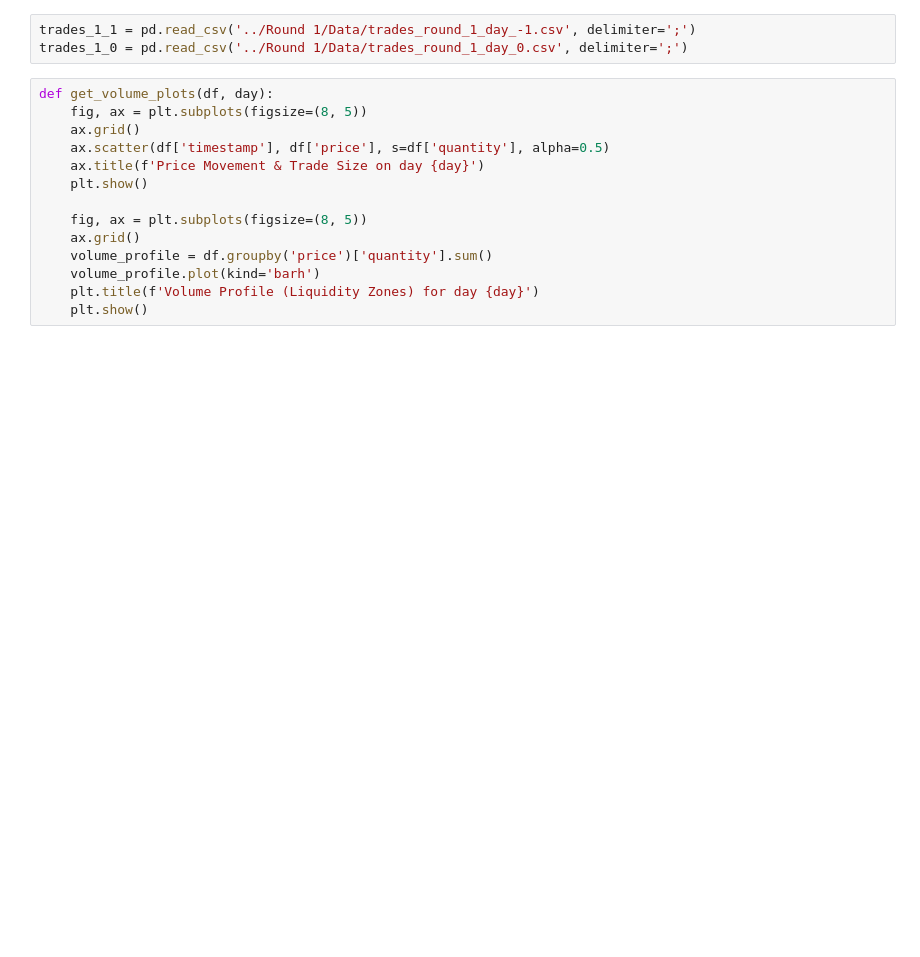
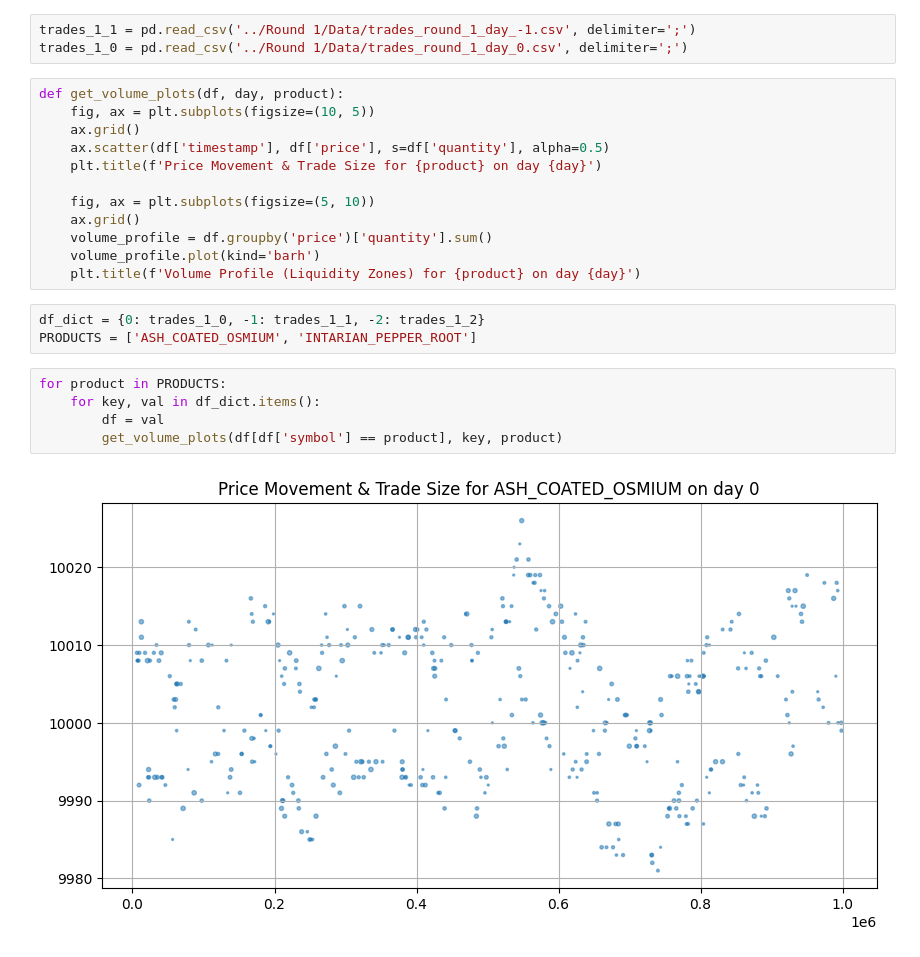
Before and after one commit to squilliam34/imc-prosperity-4, a Jupyter notebook: experimenting/round1.ipynb, the cells around one changed output. Cells and saved outputs as stored; diff of their text form; blank space fills up the shorter version.

Commit message:
additional plots

```diff
--- a/experimenting/round1.ipynb
+++ b/experimenting/round1.ipynb
@@ -163,16 +163,24 @@ display(trades_1_2)
 trades_1_1 = pd.read_csv('../Round 1/Data/trades_round_1_day_-1.csv', delimiter=';')
 trades_1_0 = pd.read_csv('../Round 1/Data/trades_round_1_day_0.csv', delimiter=';')
 # %%
-def get_volume_plots(df, day):
-    fig, ax = plt.subplots(figsize=(8, 5))
+def get_volume_plots(df, day, product):
+    fig, ax = plt.subplots(figsize=(10, 5))
     ax.grid()
     ax.scatter(df['timestamp'], df['price'], s=df['quantity'], alpha=0.5)
-    ax.title(f'Price Movement & Trade Size on day {day}')
-    plt.show()
+    plt.title(f'Price Movement & Trade Size for {product} on day {day}')
 
-    fig, ax = plt.subplots(figsize=(8, 5))
+    fig, ax = plt.subplots(figsize=(5, 10))
     ax.grid()
     volume_profile = df.groupby('price')['quantity'].sum()
     volume_profile.plot(kind='barh')
-    plt.title(f'Volume Profile (Liquidity Zones) for day {day}')
-    plt.show()
+    plt.title(f'Volume Profile (Liquidity Zones) for {product} on day {day}')
+# %%
+df_dict = {0: trades_1_0, -1: trades_1_1, -2: trades_1_2}
+PRODUCTS = ['ASH_COATED_OSMIUM', 'INTARIAN_PEPPER_ROOT']
+# %%
+for product in PRODUCTS:
+    for key, val in df_dict.items():
+        df = val
+        get_volume_plots(df[df['symbol'] == product], key, product)
+# %% [output]
+[figure, added]
```
Also changed, not shown: parts of 2 cells of this notebook.
